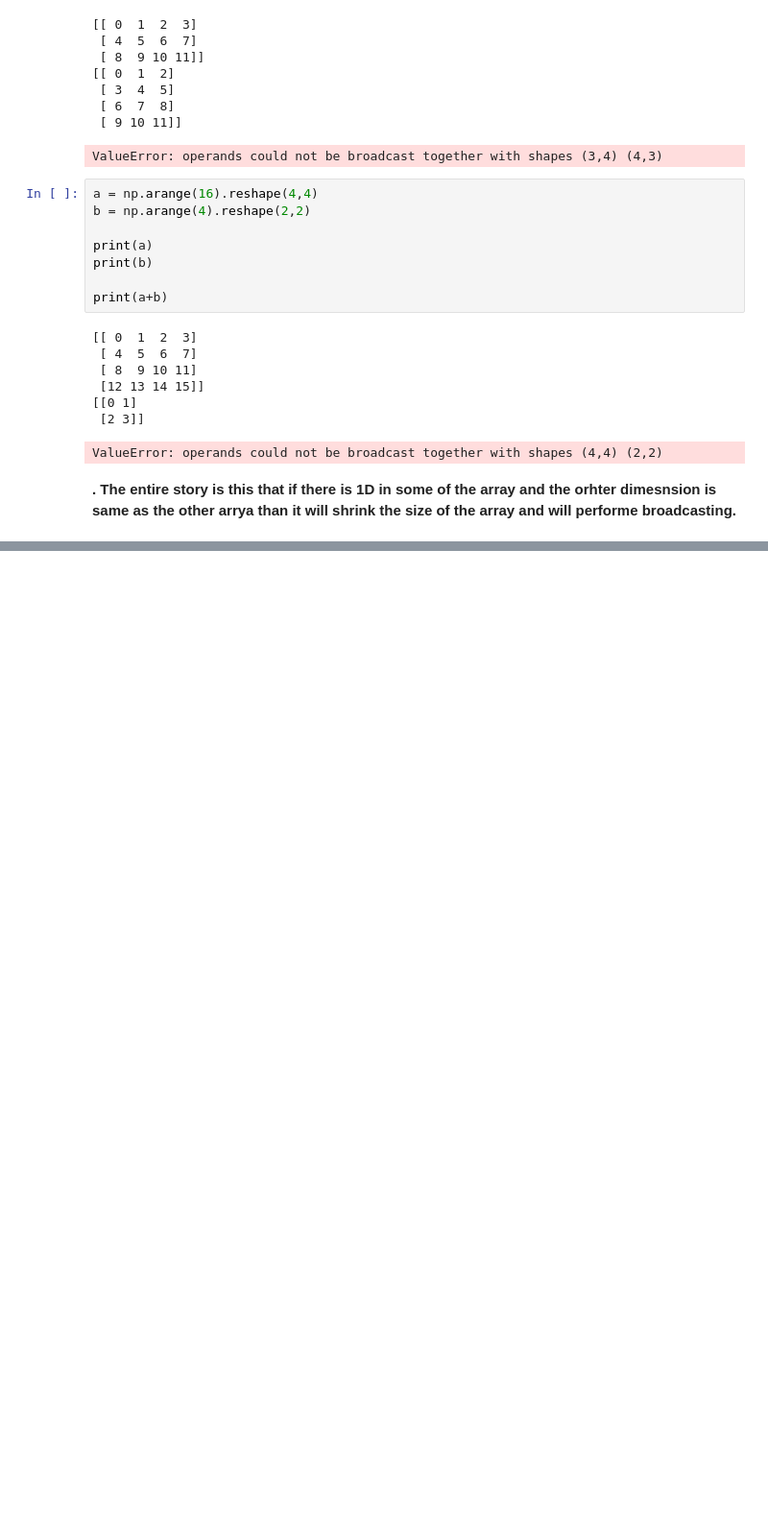
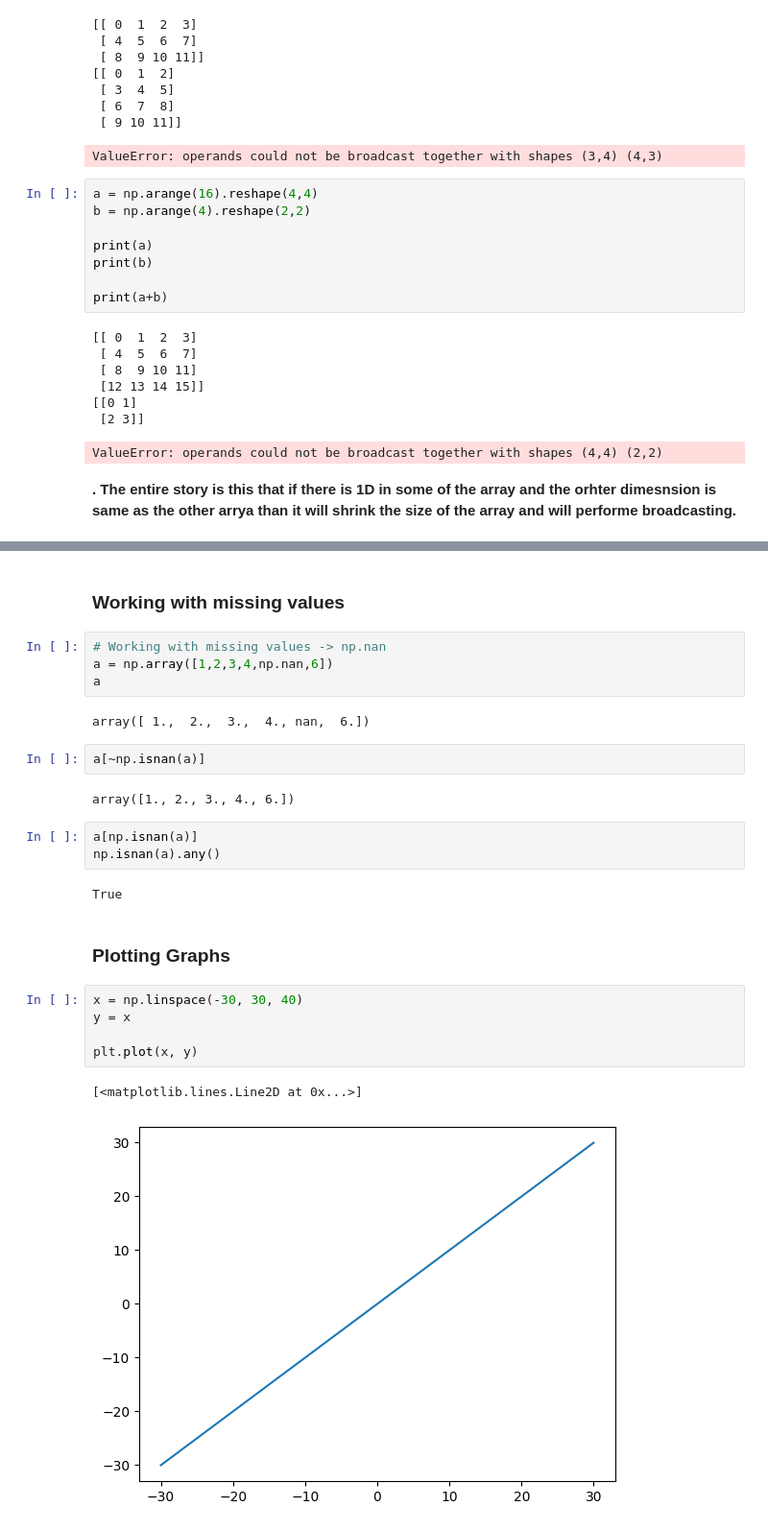
Before and after one commit to akbaranwer1234/Machine-Learning-Complete-Course, a Jupyter notebook: Python Tutorials/7_Numpy/2_numpyAdvanced.ipynb, the cells around one changed output, grey strips where cells are left out. Shown at 96% size. Saved outputs shown, nothing was run; the diff lists cells and outputs as text; blank space fills up the shorter version.

```diff
--- a/Python Tutorials/7_Numpy/2_numpyAdvanced.ipynb
+++ b/Python Tutorials/7_Numpy/2_numpyAdvanced.ipynb
@@ -344,0 +406,27 @@ ValueError: operands could not be broadcast together with shapes (4,4) (2,2)
+# %% [markdown]
+### Working with missing values
+# %%
+# Working with missing values -> np.nan
+a = np.array([1,2,3,4,np.nan,6])
+a
+# %% [output]
+array([ 1.,  2.,  3.,  4., nan,  6.])
+# %%
+a[~np.isnan(a)]
+# %% [output]
+array([1., 2., 3., 4., 6.])
+# %%
+a[np.isnan(a)]
+np.isnan(a).any()
+# %% [output]
+True
+# %% [markdown]
+### Plotting Graphs
+# %%
+x = np.linspace(-30, 30, 40)
+y = x
+
+plt.plot(x, y)
+# %% [output]
+[<matplotlib.lines.Line2D at 0x...>]
+[figure, added]
```
Also changed, not shown: parts of 9 cells of this notebook, 14 other files.
